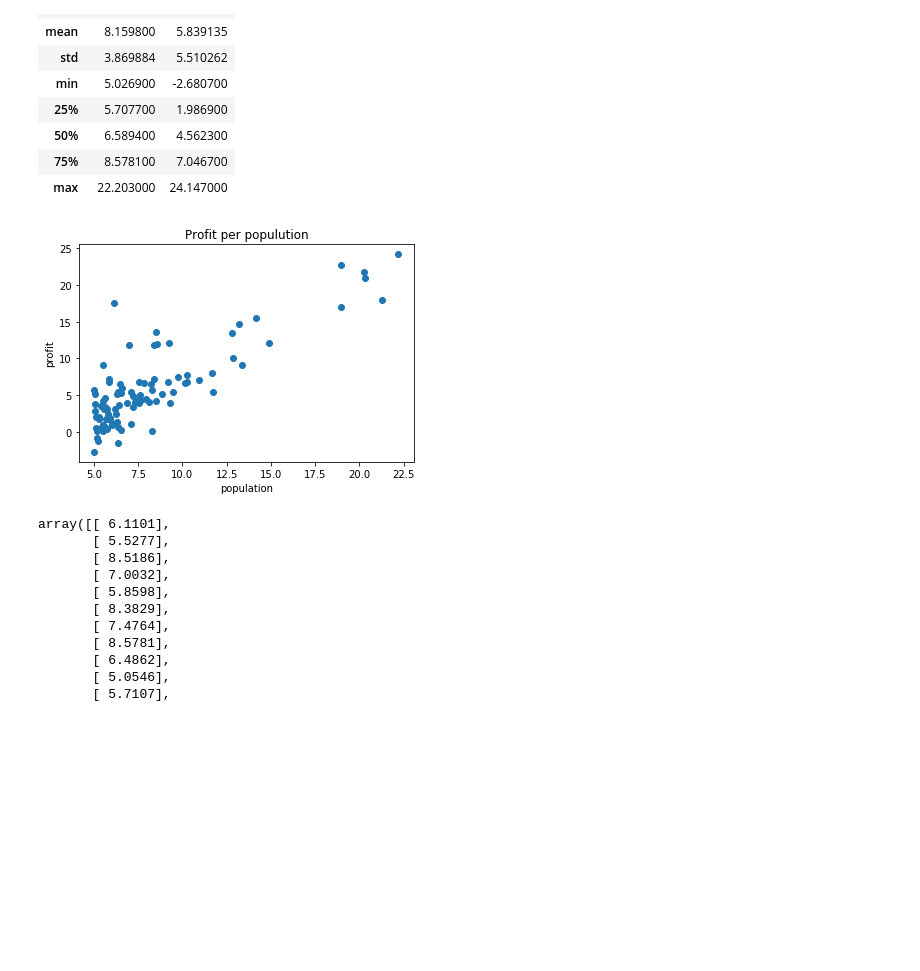
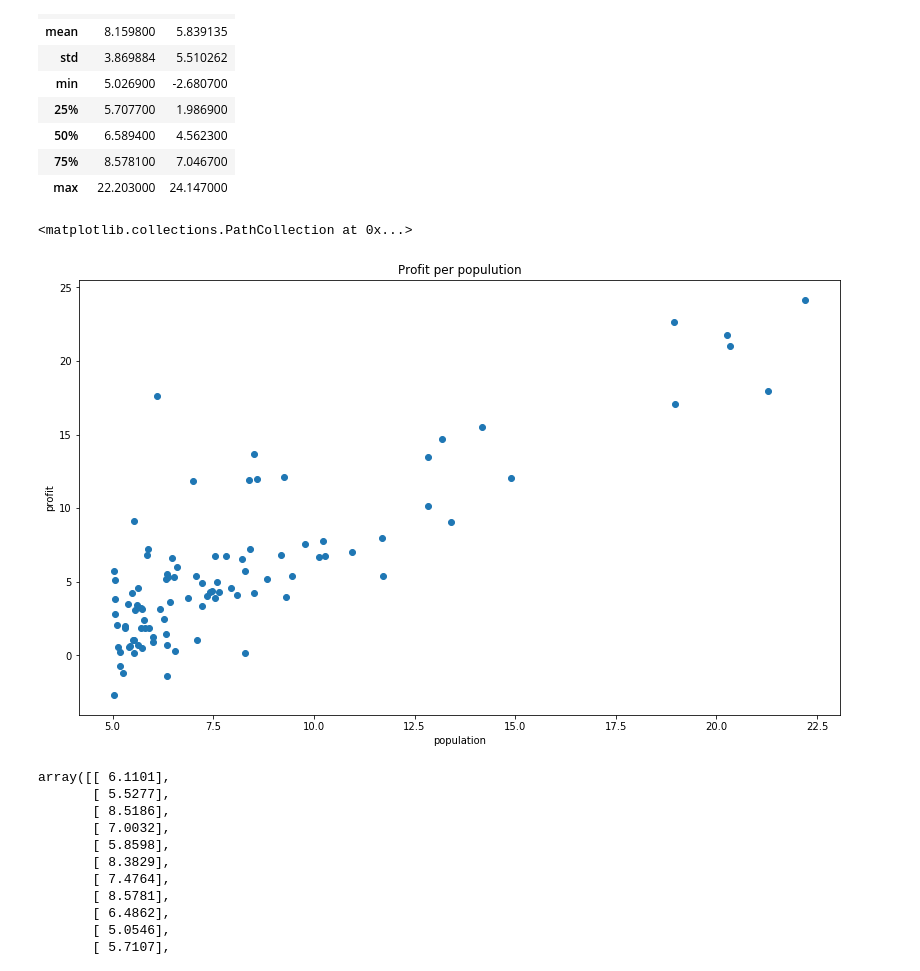
Before and after one commit to manoelrui/python_ml_sklearn, a Jupyter notebook: linear_regression.ipynb, the cells around one changed output. Drawn from its saved outputs; the diff is of its cells as text; code cells hidden in the pictures; blank space fills up the shorter version.

```diff
--- a/linear_regression.ipynb
+++ b/linear_regression.ipynb
@@ -31,13 +33,15 @@ ft.describe()
 | 75% | 8.578100 | 7.046700 |
 | max | 22.203000 | 24.147000 |
 # %%
+plt.figure(figsize=(30, 8))
+plt.subplot(1, 2, 1)
 plt.xlabel("population")
 plt.ylabel("profit")
 plt.title("Profit per populution")
 plt.scatter(ft["population"], ft["profit"])
-plt.show()
 # %% [output]
+<matplotlib.collections.PathCollection at 0x...>
-[figure, old version]
+[figure, new version]
 # %%
 model = SGDRegressor(loss="squared_loss", penalty=None)
 # %%
```
Also changed, not shown: parts of 9 cells of this notebook.
